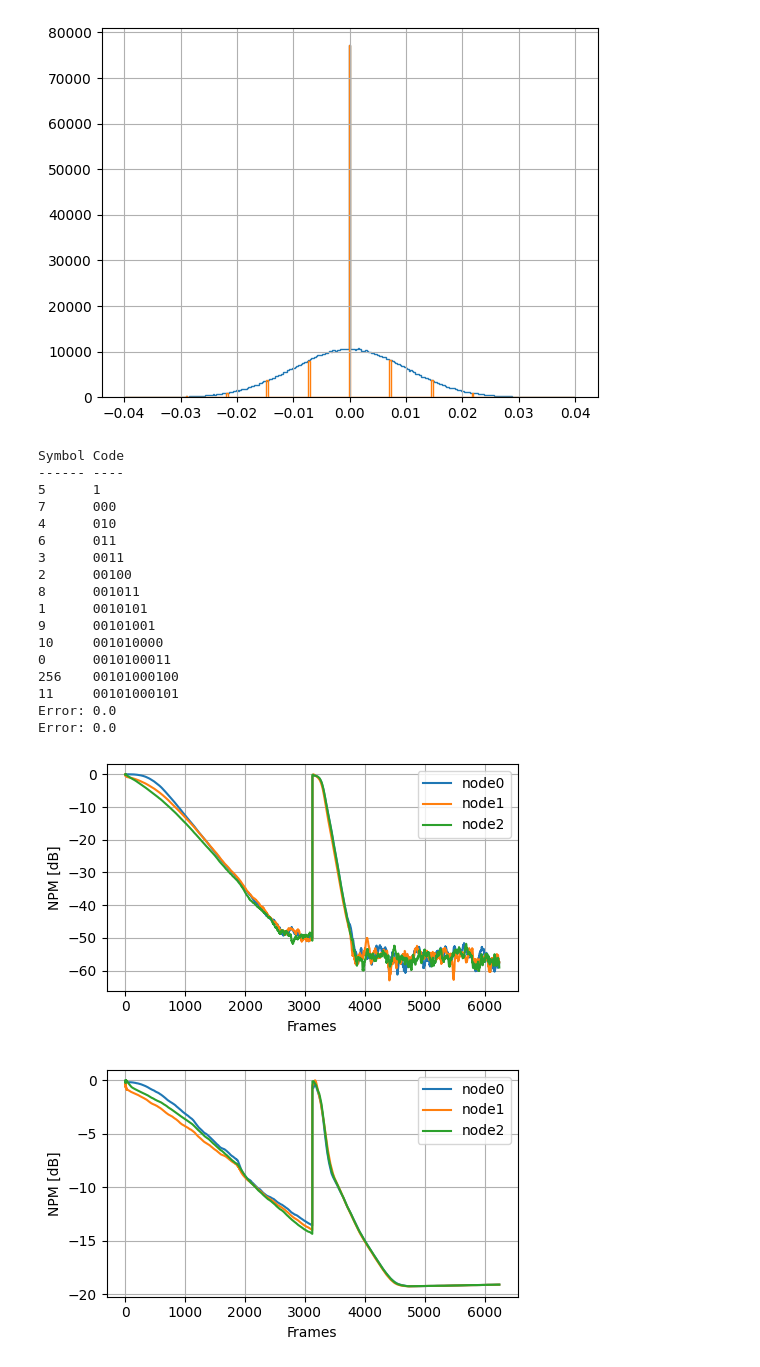
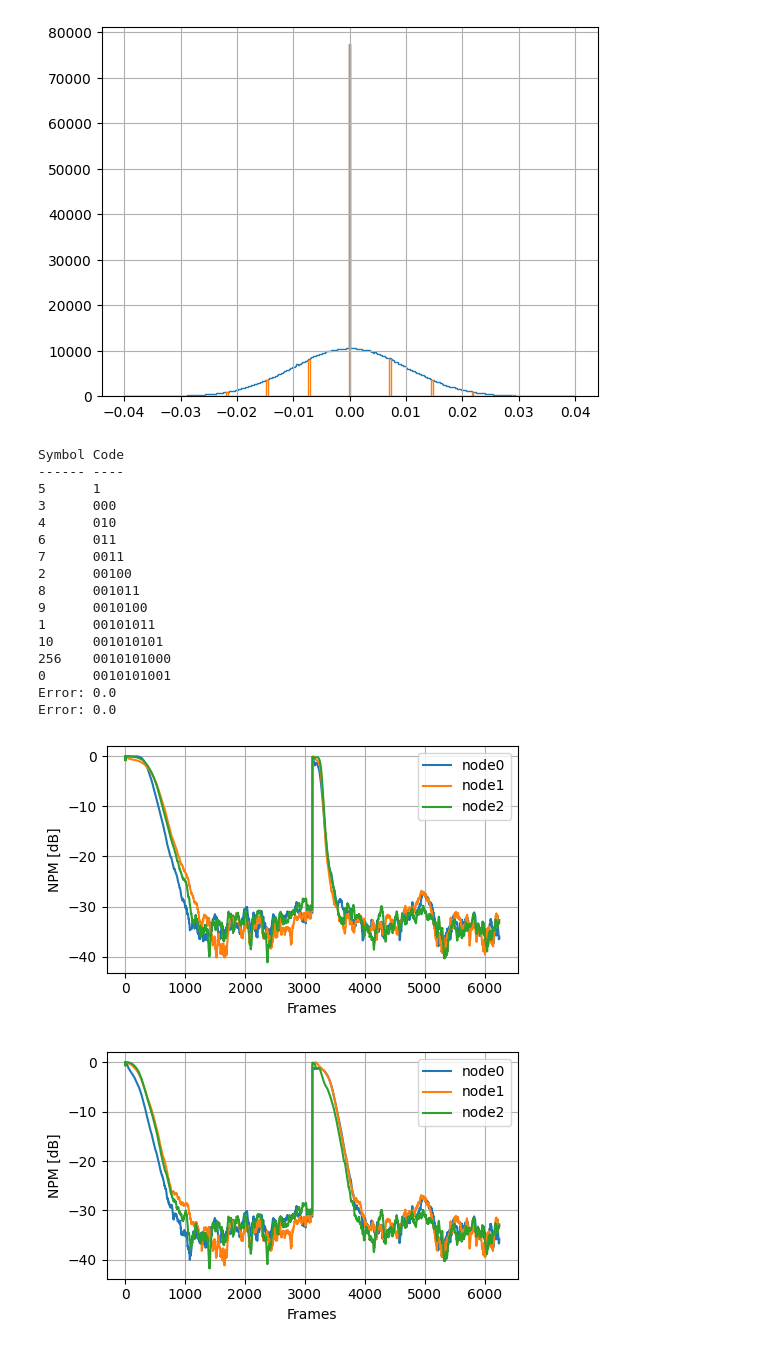
Before and after one commit to SOUNDS-RESEARCH/asilomar2023-adaptive-coding, a Jupyter notebook: src/codebook_scaling.ipynb, the cells around one changed output. Cells and saved outputs as stored; diff of their text form; code cells hidden in the pictures.

```diff
--- a/src/codebook_scaling.ipynb
+++ b/src/codebook_scaling.ipynb
@@ -53,21 +54,23 @@ mean = 0
 sd = 0.01
 decimals = 10
 training_data = rng.normal(mean, sd, (nr_codebook_samples,))
-training_data = np.concatenate([training_data, np.zeros((int(nr_codebook_samples / 15),))])
+training_data = np.concatenate(
+    [training_data, np.zeros((int(nr_codebook_samples / 15),))]
+)
 
 sd_mult = 4
-hist_range = [-sd_mult*sd,sd_mult*sd]
+hist_range = [-sd_mult * sd, sd_mult * sd]
 nr_bins = 301
 step = (hist_range[1] - hist_range[0]) / nr_bins
 bins = np.arange(hist_range[0], hist_range[1] + step, step)
-centers = ((bins[1:] + bins[:-1]) / 2).round(12)
+centers = (bins[1:] + bins[:-1]) / 2
 resample_hist_range = hist_range
 resample_nr_bins = 11
 resample_step = (resample_hist_range[1] - resample_hist_range[0]) / resample_nr_bins
 resample_bins = np.arange(
-    resample_hist_range[0], resample_hist_range[1] + resample_step, resample_step
+    resample_hist_range[0], resample_hist_range[1] + resample_step / 2, resample_step
 )
-resample_centers = ((resample_bins[1:] + resample_bins[:-1]) / 2).round(10)
-resample_bins_ = resample_bins
+resample_centers = (resample_bins[1:] + resample_bins[:-1]) / 2
+resample_bins_ = resample_bins.copy()
 resample_bins_[0] = -np.inf
 resample_bins_[-1] = np.inf
@@ -126,18 +136,17 @@ print(
 Symbol Code
 ------ ----
 5      1
-7      000
+3      000
 4      010
 6      011
-3      0011
+7      0011
 2      00100
 8      001011
-1      0010101
-9      00101001
-10     001010000
-0      0010100011
-256    00101000100
-11     00101000101
+9      0010100
+1      00101011
+10     001010101
+256    0010101000
+0      0010101001
 Error: 0.0
 Error: 0.0
 # %%
@@ -163,7 +172,7 @@ for part in range(partitions):
     h[part] = h_
     hf[part] = hf_
 # %%
-SNR = 40
+SNR = 20
 noisy_signals = np.empty((0, M))
 for part in range(partitions):
     noisy_signals_ = utils.getNoisySignal(
@@ -204,16 +213,27 @@ plt.grid()
 plt.tight_layout()
 plt.legend()
 plt.show()
-utils.savefig(fig, "npm")
+# utils.savefig(fig, "npm")
 # %% [output]
-[figure, old version]
+[figure, new version]
+# %%
+importlib.reload(adfvar)
+nwvar = adfvar.Network(L)
+nwvar.addNode(0, 1.0)
+nwvar.addNode(1, 1.0)
+nwvar.addNode(2, 1.0)
+nwvar.setConnection(0, [1])
+nwvar.setConnection(1, [2])
+nwvar.setConnection(2, [0])
 # %%
 transmission_hist = {}
 hopsize = L
-increase_mult = 1.2
-decrease_mult = 0.8
-inc_lim = 0.5
-dec_lim = 1.5
+increase_mult = 2
+decrease_mult = 1 / increase_mult
+delta_lim = 0.8
+inc_lim = 1 - delta_lim
+dec_lim = 1 + delta_lim
+smoothing = 0.5
 npm = []
 # nw.setOnTransmit(saveTransmissionHist)
 nwvar.reset()
@@ -228,34 +248,35 @@ nwvar.setCodeBook(
     decrease_mult,
     inc_lim,
     dec_lim,
+    smoothing,
 )
 # nwvar.setDeltas(1e-8, 0.1, 0.1, 2, 0.001)
 for k_admm_fq in range(0, nr_samples - 2 * L, hopsize):
     nwvar.step(noisy_signals[k_admm_fq : k_admm_fq + 2 * L, :])
     error = []
     for m in range(M):
         node: adfb.NodeProcessor = nwvar.nodes[m]
         error.append(
             utils.NPM(
                 node.getEstimate(), hf[utils.getPart(k_admm_fq, part_len)][:, m, None]
             )
         )
     # npm.append(np.mean(error))
     npm.append(error)
 npm = np.asarray(npm)
 nw_ = nwvar
 
 fig = plt.figure(figsize=(5, 3))
 # plt.title(rf"SNR={SNR}dB")
 plt.xlabel("Frames")
 plt.ylabel("NPM [dB]")
 labels = [f"node{label}" for label in range(M)]
 plt.plot(20 * np.log10(npm), label=labels)
 # plt.ylim(-50, 0)
 plt.grid()
 plt.tight_layout()
 plt.legend()
 plt.show()
-utils.savefig(fig, "npm")
+# utils.savefig(fig, "npm")
 # %% [output]
-[figure, old version]
+[figure, new version]
```
Also changed, not shown: parts of 12 cells of this notebook, 11 other files.
